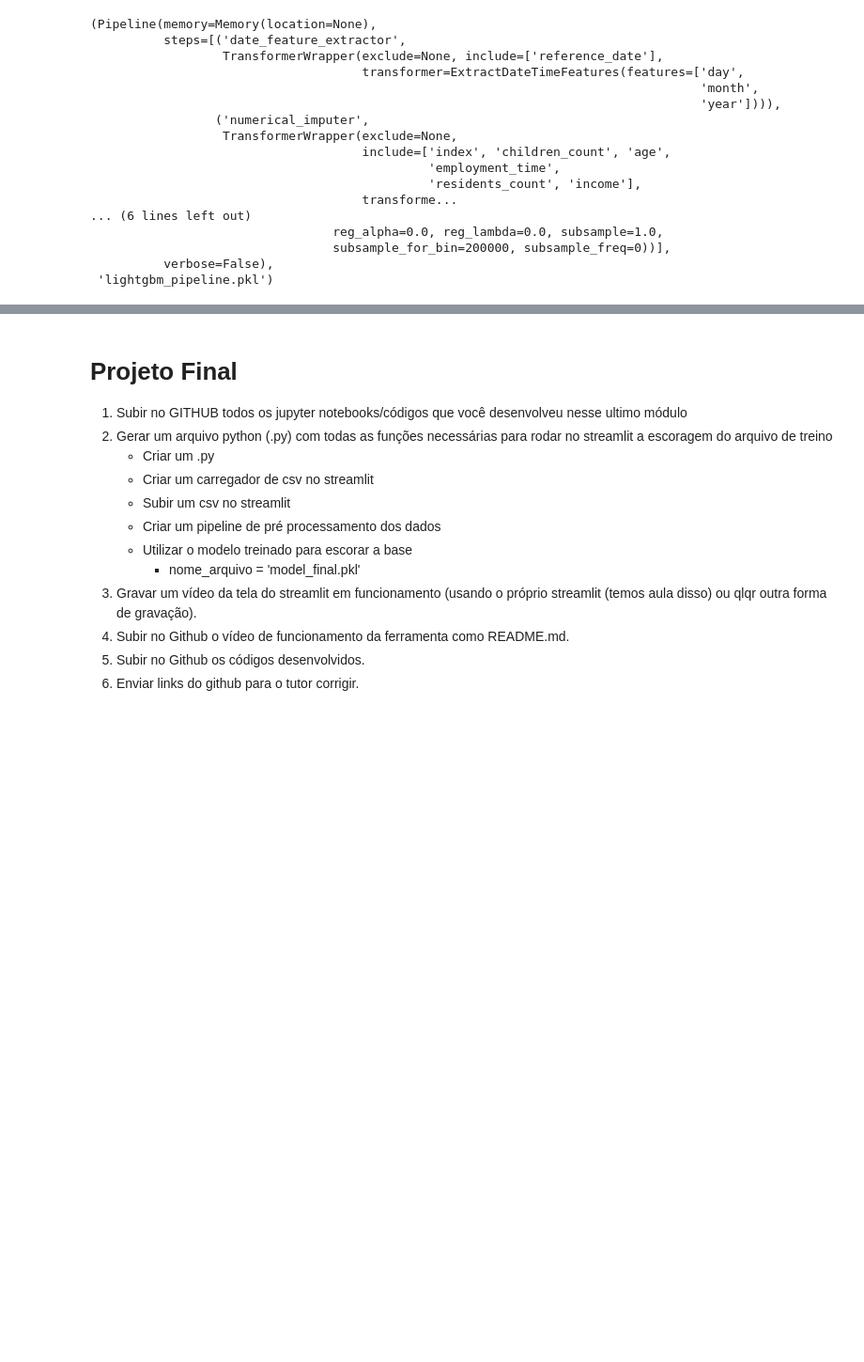
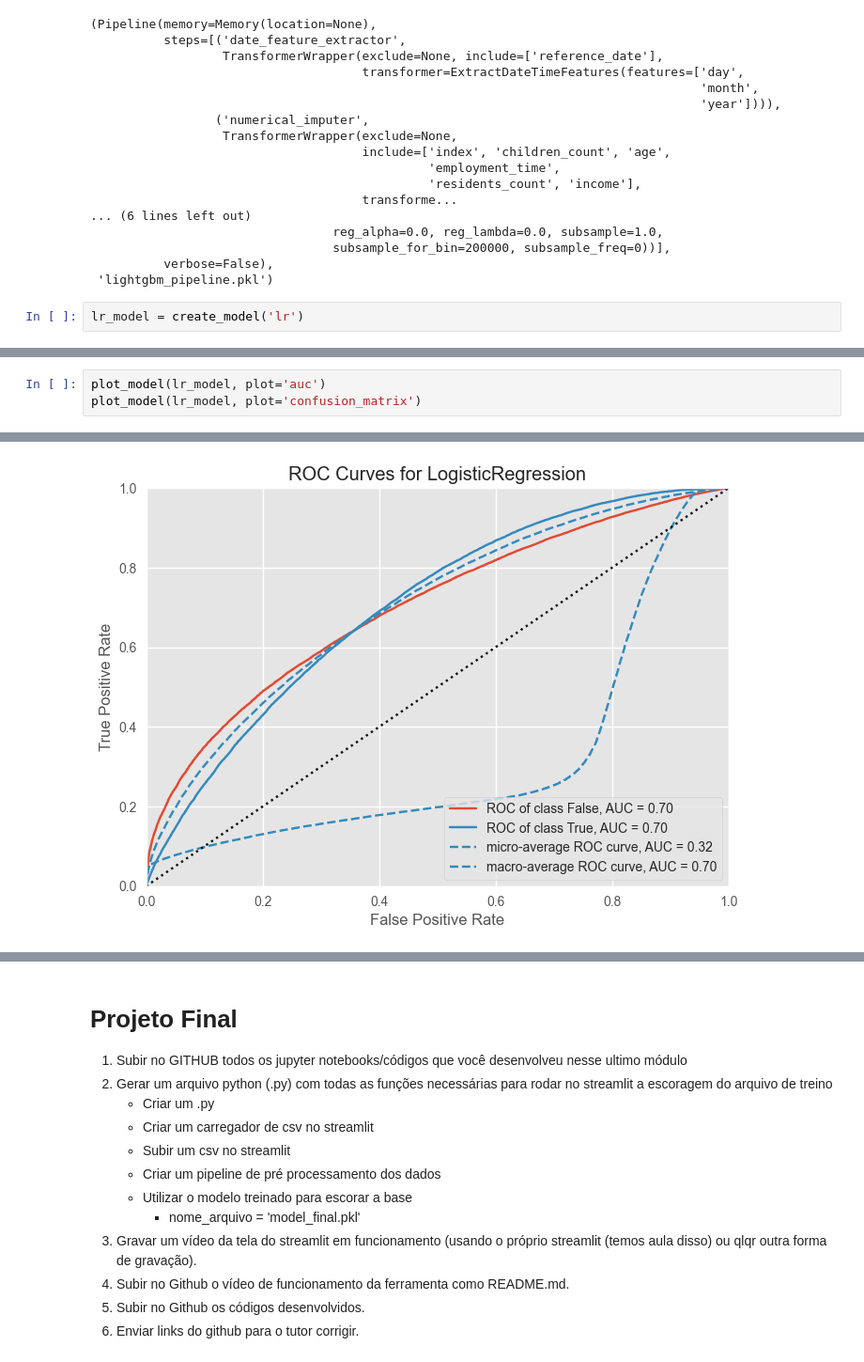
Before and after one commit to PedroHang/Credit-Scoring-Project, a Jupyter notebook: credit_scoring_original.ipynb, the cells around one changed output, grey strips where cells are left out. Shown at 94% size. Drawn from its saved outputs; the diff is of its cells as text; blank space fills up the shorter version.

```diff
--- a/credit_scoring_original.ipynb
+++ b/credit_scoring_original.ipynb
@@ -1774,3 +1771,5 @@ Transformation Pipeline and Model Successfully Saved
                                  subsample_for_bin=200000, subsample_freq=0))],
           verbose=False),
  'lightgbm_pipeline.pkl')
+# %%
+lr_model = create_model('lr')
@@ -1776,0 +1792,4 @@ Transformation Pipeline and Model Successfully Saved
+# %%
+plot_model(lr_model, plot='auc')
+plot_model(lr_model, plot='confusion_matrix')
+# %% [output]
@@ -1776,0 +1797 @@ Transformation Pipeline and Model Successfully Saved
+[figure, added]
```
Also changed, not shown: parts of 6 cells of this notebook, 5 other files.
